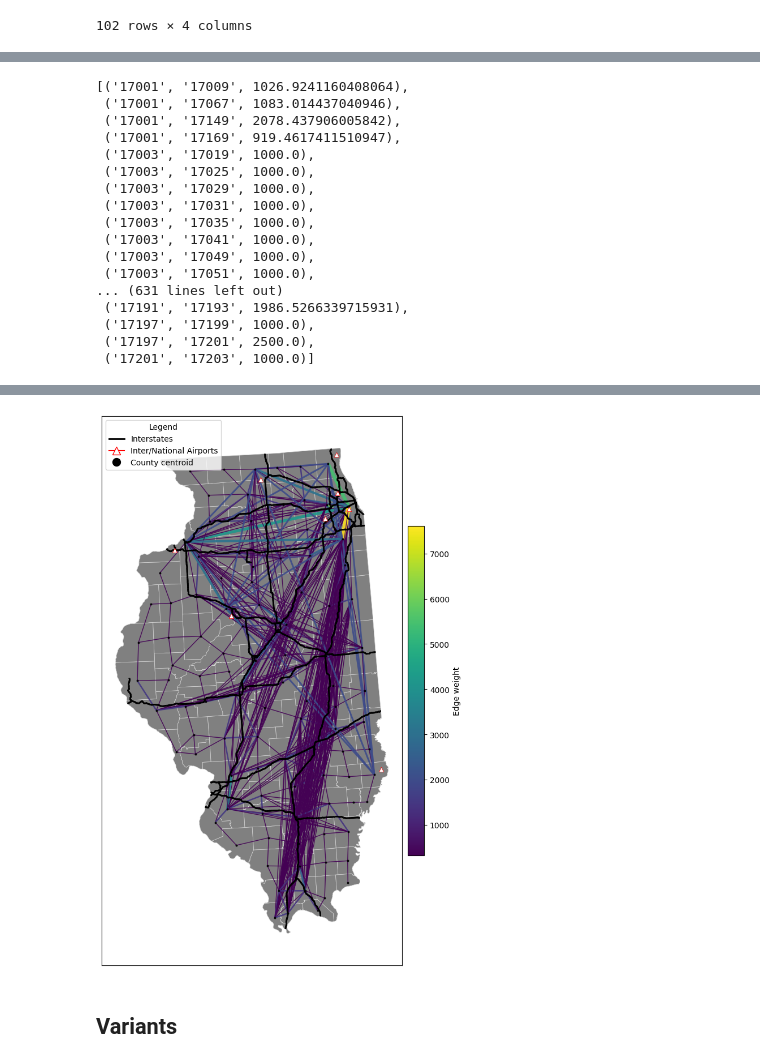
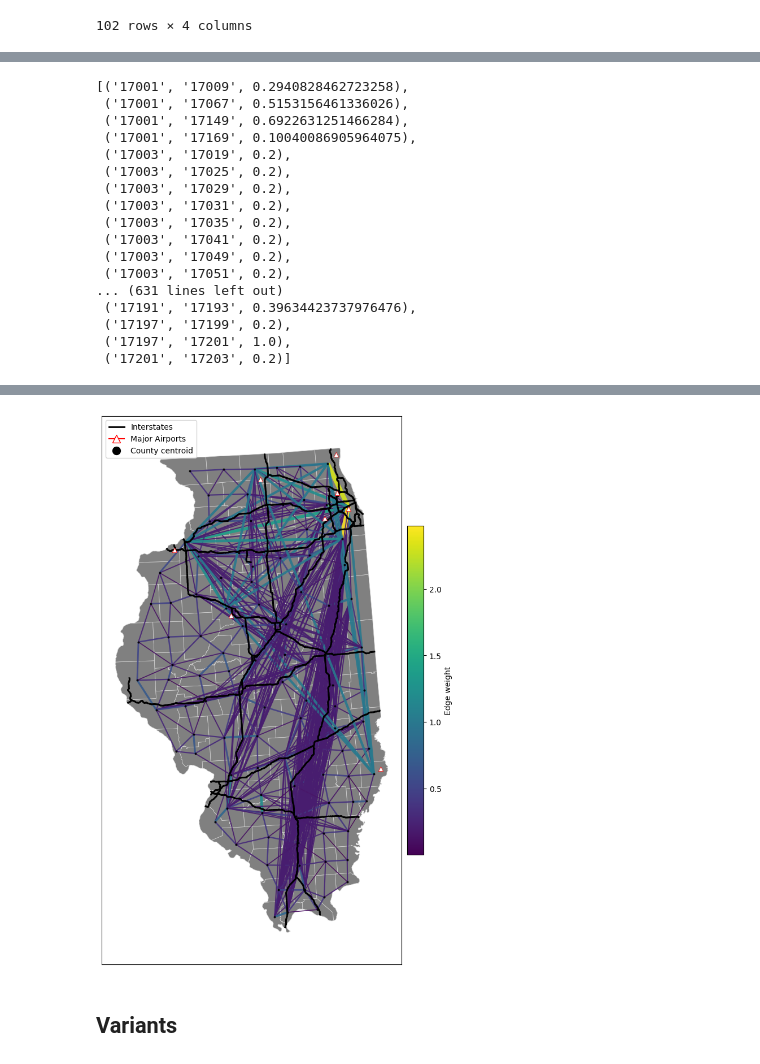
Before and after one commit to roomtempfusion/STAT-461-Group-Project, a Jupyter notebook: data processing/graphics_maker.ipynb, the cells around one changed output, grey strips where cells are left out. Saved outputs shown, nothing was run; the diff lists cells and outputs as text; code cells hidden in the pictures.

```diff
--- a/data processing/graphics_maker.ipynb
+++ b/data processing/graphics_maker.ipynb
@@ -52,4 +55,4 @@ def linear_comb(border_weight, airport_weight, highway_weight, non_linear_border
                 highway_weight * il_county_adj_matrix_highway.map(lambda x: float(x)))
 # %%
 # A = linear_comb(0.1, 2500, 1000)
-A = linear_comb(100, 2500, 1000, np.log)
+A = linear_comb(1/il_county_adj_matrix_base.max().max(), 1, 1/il_county_adj_matrix_highway.max().max(), None)
@@ -118,23 +89,23 @@ else:
 # %%
 edges
 # %% [output]
-[('17001', '17009', 1026.9241160408064),
- ('17001', '17067', 1083.014437040946),
- ('17001', '17149', 2078.437906005842),
- ('17001', '17169', 919.4617411510947),
- ('17003', '17019', 1000.0),
- ('17003', '17025', 1000.0),
- ('17003', '17029', 1000.0),
- ('17003', '17031', 1000.0),
- ('17003', '17035', 1000.0),
- ('17003', '17041', 1000.0),
- ('17003', '17049', 1000.0),
- ('17003', '17051', 1000.0),
+[('17001', '17009', 0.2940828462723258),
+ ('17001', '17067', 0.5153156461336026),
+ ('17001', '17149', 0.6922631251466284),
+ ('17001', '17169', 0.10040086905964075),
+ ('17003', '17019', 0.2),
+ ('17003', '17025', 0.2),
+ ('17003', '17029', 0.2),
+ ('17003', '17031', 0.2),
+ ('17003', '17035', 0.2),
+ ('17003', '17041', 0.2),
+ ('17003', '17049', 0.2),
+ ('17003', '17051', 0.2),
 ... (631 lines left out)
- ('17191', '17193', 1986.5266339715931),
- ('17197', '17199', 1000.0),
- ('17197', '17201', 2500.0),
- ('17201', '17203', 1000.0)]
+ ('17191', '17193', 0.39634423737976476),
+ ('17197', '17199', 0.2),
+ ('17197', '17201', 1.0),
+ ('17201', '17203', 0.2)]
 # %%
 airports = gpd.read_file('../raw data/key_airports_locs.gpkg')
 airports
@@ -158,7 +129,7 @@ interstates = roads[~roads.interstate.isna()]
 # %%
 interstates = interstates.to_crs(gdf.crs)
 # %%
-threshold = 1000
+threshold = 0
 edges_filtered = [e for e in edges if e[2] >= threshold]
 
 min_w = min([e[2] for e in edges_filtered])
@@ -174,36 +145,36 @@ if edges:
         edgelist=[(u, v) for (u, v, _) in edges_filtered],
         edge_color=[w for _, _, w in edges_filtered],
         width=[1 + 5*(w - min_w)/(max_w - min_w) for _, _, w in edges_filtered],
         alpha=0.9,
         arrows=False
     )
 
 nx.draw_networkx_nodes(G, pos, ax=ax, node_size=8, node_color='black', linewidths=0, alpha=0.9)
 if edges:
     sm = ScalarMappable(norm=norm, cmap=cmap); sm.set_array([])
     cbar = plt.colorbar(sm, ax=ax, shrink=0.6, pad=0.01)
     cbar.set_label('Edge weight')
 
 airports.plot(ax=ax, facecolor='white', edgecolor='red', linewidth=0.5, zorder=3, marker='^')
 
 handles = [
     mlines.Line2D([], [], color='black', linewidth=2, label='Interstates'),
     mlines.Line2D([], [], color='red', marker='^', markersize=10,
-                  markerfacecolor='white', label='Inter/National Airports'),
+                  markerfacecolor='white', label='Major Airports'),
     mlines.Line2D([], [], color='none', marker='o', markersize=10,
                   markerfacecolor='black', label='County centroid')
 ]
 
-ax.legend(handles=handles, title='Legend', loc='upper left')
+ax.legend(handles=handles, loc='upper left')
 
 
 ax.set_aspect('equal')
 ax.autoscale()
 plt.tight_layout()
 
 plt.show()
 # %% [output]
-[figure, old version]
+[figure, new version]
 # %% [markdown]
 ## Variants
 # %%
```
Also changed, not shown: parts of 3 cells of this notebook, 1 other file.
